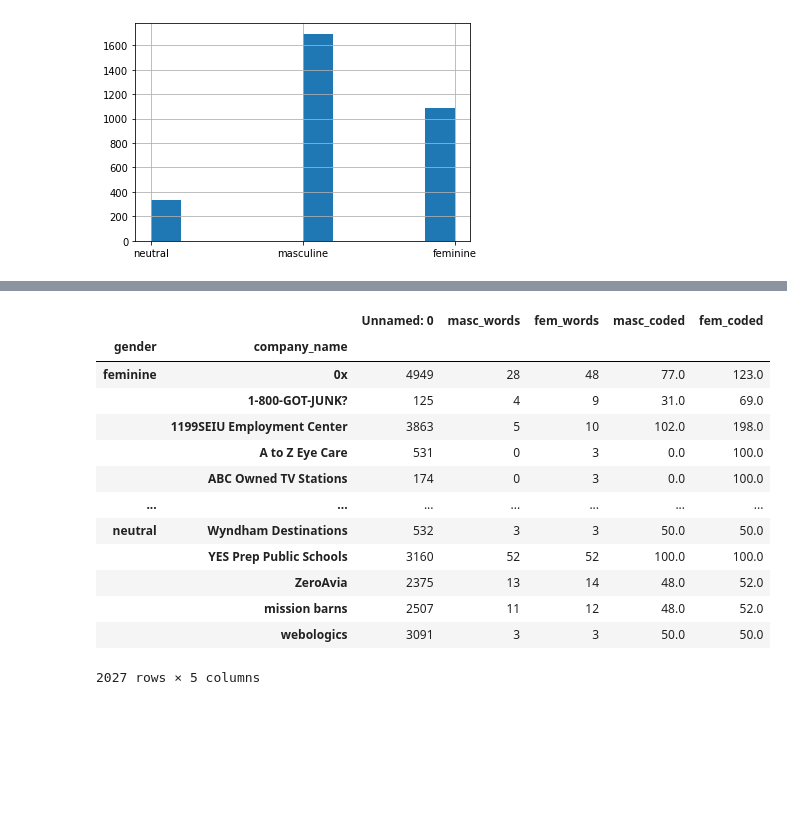
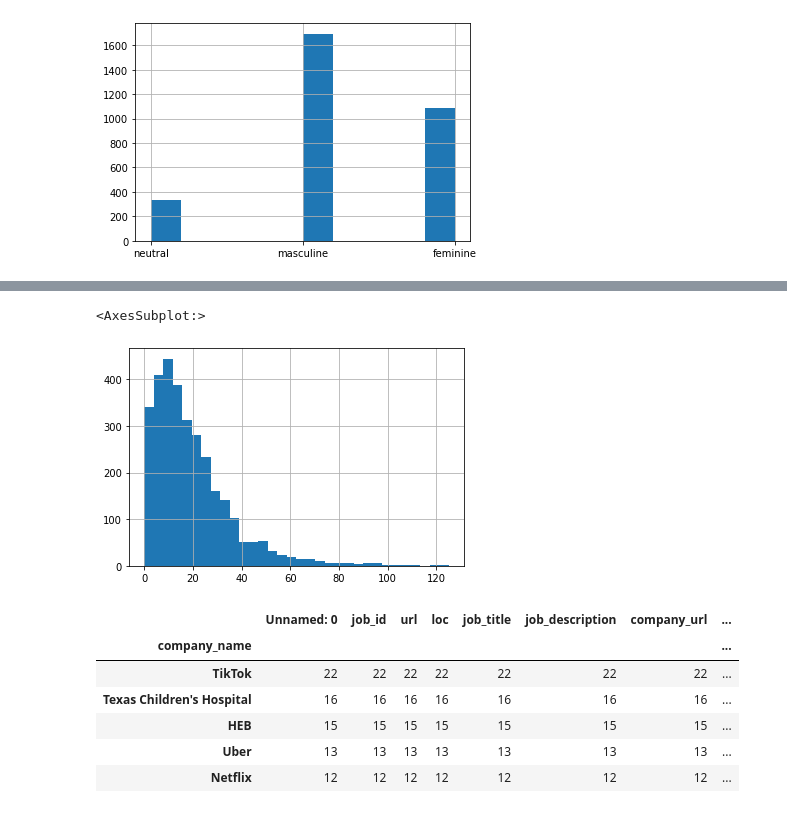
Before and after one commit to reneSalmon/fairjobs, a Jupyter notebook: notebooks/DatasetAnalysis.ipynb, the cells around one changed output, grey strips where cells are left out. Saved outputs shown, nothing was run; the diff lists cells and outputs as text; code cells hidden in the pictures; blank space fills up the shorter version.

Commit message:
data analysis done

```diff
--- a/notebooks/DatasetAnalysis.ipynb
+++ b/notebooks/DatasetAnalysis.ipynb
@@ -27,17 +52,15 @@ data['gender'].hist()
+# %%
+data['masc_words'].hist(bins=32)
+# %% [output]
+<AxesSubplot:>
+[figure, added]
 # %%
-data.groupby(['gender', 'company_name']).sum()
+data[data['gender'] == 'feminine'].groupby('company_name').count().sort_values('gender', ascending=False).head()
 # %% [output]
-|  |  | Unnamed: 0 | masc_words | fem_words | masc_coded | fem_coded |
-| gender | company_name |  |  |  |  |  |
-| feminine | 0x | 4949 | 28 | 48 | 77.0 | 123.0 |
-|  | 1-800-GOT-JUNK? | 125 | 4 | 9 | 31.0 | 69.0 |
-|  | 1199SEIU Employment Center | 3863 | 5 | 10 | 102.0 | 198.0 |
-|  | A to Z Eye Care | 531 | 0 | 3 | 0.0 | 100.0 |
-|  | ABC Owned TV Stations | 174 | 0 | 3 | 0.0 | 100.0 |
-| ... | ... | ... | ... | ... | ... | ... |
-| neutral | Wyndham Destinations | 532 | 3 | 3 | 50.0 | 50.0 |
-|  | YES Prep Public Schools | 3160 | 52 | 52 | 100.0 | 100.0 |
-|  | ZeroAvia | 2375 | 13 | 14 | 48.0 | 52.0 |
-|  | mission barns | 2507 | 11 | 12 | 48.0 | 52.0 |
-|  | webologics | 3091 | 3 | 3 | 50.0 | 50.0 |
+|  | Unnamed: 0 | job_id | url | loc | job_title | job_description | company_url | ... |
+| company_name |  |  |  |  |  |  |  | ... |
+| TikTok | 22 | 22 | 22 | 22 | 22 | 22 | 22 | ... |
+| Texas Children's Hospital | 16 | 16 | 16 | 16 | 16 | 16 | 16 | ... |
+| HEB | 15 | 15 | 15 | 15 | 15 | 15 | 15 | ... |
+| Uber | 13 | 13 | 13 | 13 | 13 | 13 | 13 | ... |
+| Netflix | 12 | 12 | 12 | 12 | 12 | 12 | 12 | ... |
-2027 rows × 5 columns
```
Also changed, not shown: parts of 17 cells of this notebook.
